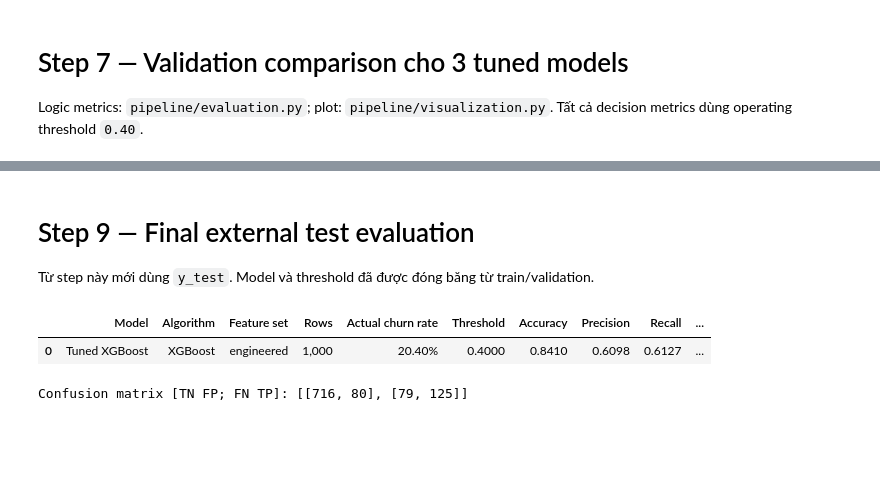
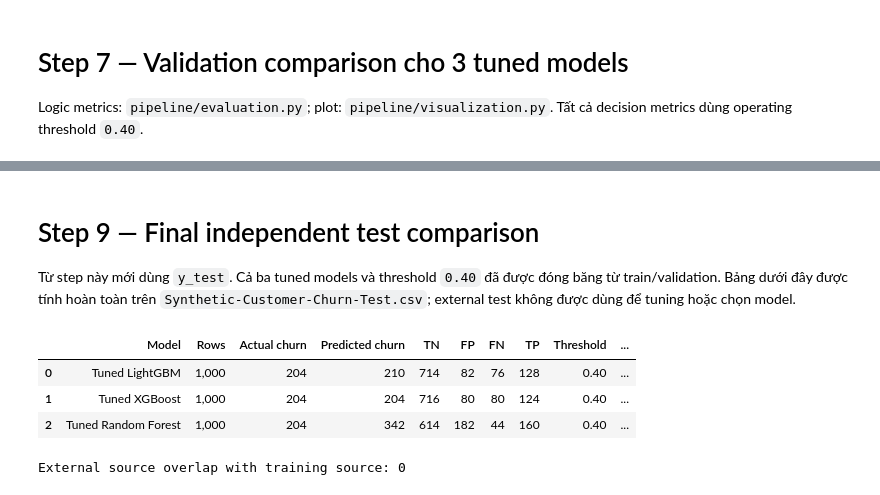
Before and after one commit to ntminh2107/churn-rate, a Jupyter notebook: 02_customer_churn_records_lightgbm.ipynb, the cells around one changed output, grey strips where cells are left out. Cells and saved outputs as stored; diff of their text form; code cells hidden in the pictures; blank space fills up the shorter version.

```diff
--- a/02_customer_churn_records_lightgbm.ipynb
+++ b/02_customer_churn_records_lightgbm.ipynb
@@ -329,29 +324,63 @@ plt.show()
 # %% [markdown]
-# Step 9 — Final external test evaluation
+# Step 9 — Final independent test comparison
 
-Từ step này mới dùng `y_test`. Model và threshold đã được đóng băng từ train/validation.
+Từ step này mới dùng `y_test`. Cả ba tuned models và threshold `0.40` đã được đóng băng từ train/validation. Bảng dưới đây được tính hoàn toàn trên `Synthetic-Customer-Churn-Test.csv`; external test không được dùng để tuning hoặc chọn model.
 # %%
-external = evaluate_external_test(selection, data, preprocessing)
-display(external.results.style.format({
-    'Rows': '{:,}',
-    'Actual churn rate': '{:.2%}',
-    'Threshold': '{:.4f}',
-    'Accuracy': '{:.4f}',
-    'Precision': '{:.4f}',
-    'Recall': '{:.4f}',
-    'Specificity': '{:.4f}',
-    'F1': '{:.4f}',
-    'F0.5': '{:.4f}',
-    'Balanced Accuracy': '{:.4f}',
-    'ROC-AUC': '{:.4f}',
-    'PR-AUC': '{:.4f}',
-}))
-print(
-    'Confusion matrix [TN FP; FN TP]: '
-    f'{external.confusion.tolist()}'
+external_results, external_evaluations = evaluate_external_models(
+    artifacts,
+    data,
+    preprocessing,
+    threshold=config.operating_threshold,
+    tuned_only=True,
 )
+external = external_evaluations[selection.selected_model_name]
+
+external_table_columns = [
+    'Model',
+    'Rows',
+    'Actual churn',
+    'Predicted churn',
+    'TN',
+    'FP',
+    'FN',
+    'TP',
+    'Threshold',
+    'Accuracy',
+    'Precision',
+    'Recall',
+    'Specificity',
+    'F1',
+    'Balanced Accuracy',
+    'ROC-AUC',
+    'PR-AUC',
+]
+display(
+    external_results[external_table_columns]
+    .style.format({
+        'Rows': '{:,}',
+        'Actual churn': '{:,}',
+        'Predicted churn': '{:,}',
+        'TN': '{:,}',
+        'FP': '{:,}',
+        'FN': '{:,}',
+        'TP': '{:,}',
+        'Threshold': '{:.2f}',
+        'Accuracy': '{:.4f}',
+        'Precision': '{:.4f}',
+        'Recall': '{:.4f}',
+        'Specificity': '{:.4f}',
+        'F1': '{:.4f}',
+        'Balanced Accuracy': '{:.4f}',
+        'ROC-AUC': '{:.4f}',
+        'PR-AUC': '{:.4f}',
+    })
+    .background_gradient(subset=['F1', 'ROC-AUC', 'PR-AUC'], cmap='YlGn')
+)
+print(f'External source overlap with training source: {data.external_overlap}')
 # %% [output]
-|  | Model | Algorithm | Feature set | Rows | Actual churn rate | Threshold | Accuracy | Precision | Recall | ... |
-| 0 | Tuned XGBoost | XGBoost | engineered | 1,000 | 20.40% | 0.4000 | 0.8410 | 0.6098 | 0.6127 | ... |
+|  | Model | Rows | Actual churn | Predicted churn | TN | FP | FN | TP | Threshold | ... |
+| 0 | Tuned LightGBM | 1,000 | 204 | 210 | 714 | 82 | 76 | 128 | 0.40 | ... |
+| 1 | Tuned XGBoost | 1,000 | 204 | 204 | 716 | 80 | 80 | 124 | 0.40 | ... |
+| 2 | Tuned Random Forest | 1,000 | 204 | 342 | 614 | 182 | 44 | 160 | 0.40 | ... |
-Confusion matrix [TN FP; FN TP]: [[716, 80], [79, 125]]
+External source overlap with training source: 0
 # %%
```
Also changed, not shown: parts of 23 cells of this notebook, 11 other files.
